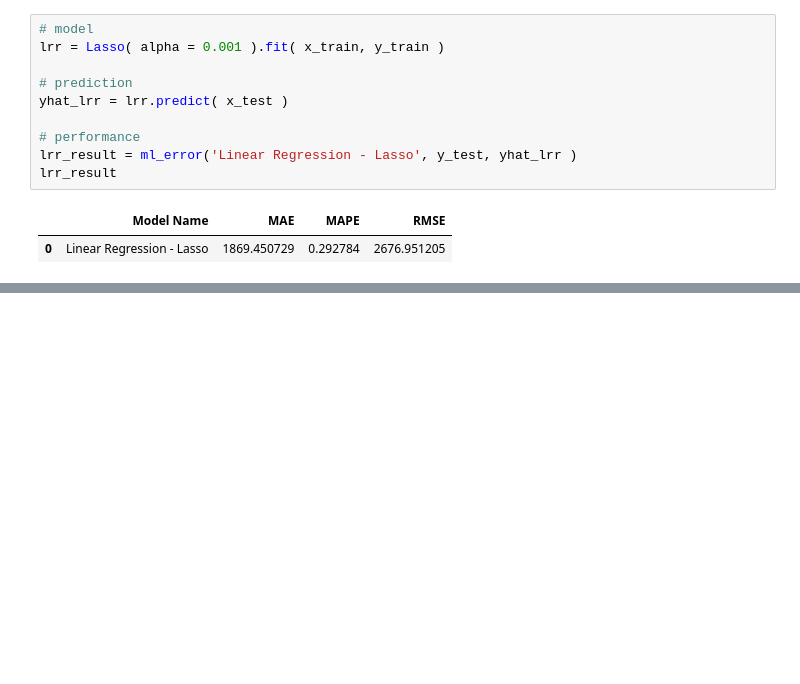
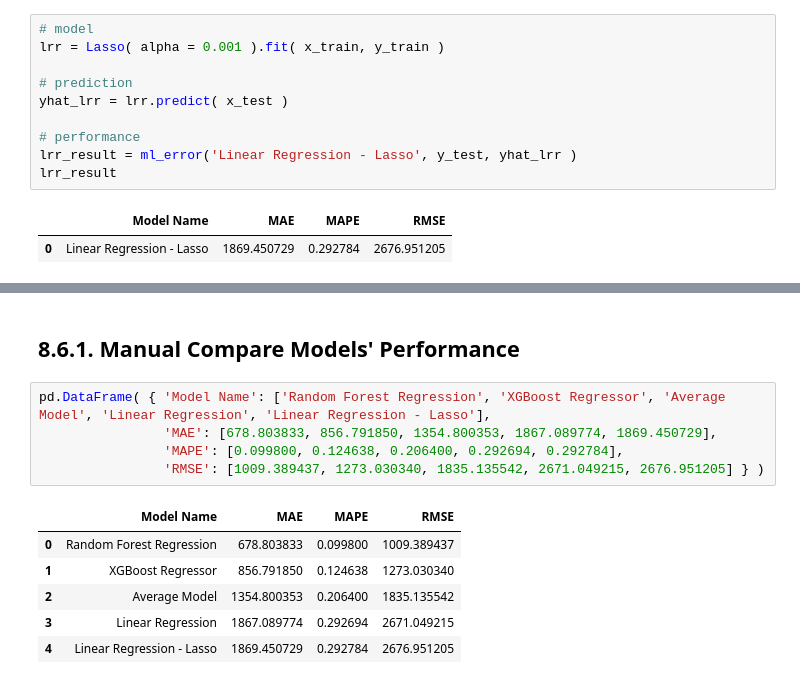
Before and after one commit to rvieira94/cds_03_ds_em_producao, a Jupyter notebook: ds_producao.ipynb, the cells around one changed output, grey strips where cells are left out. Cells and saved outputs as stored; diff of their text form; blank space fills up the shorter version.

```diff
--- a/ds_producao.ipynb
+++ b/ds_producao.ipynb
@@ -1056,0 +1102,14 @@ lrr_result
+# %% [markdown]
+## 8.6.1. Manual Compare Models' Performance
+# %%
+pd.DataFrame( { 'Model Name': ['Random Forest Regression', 'XGBoost Regressor', 'Average Model', 'Linear Regression', 'Linear Regression - Lasso'],
+                'MAE': [678.803833, 856.791850, 1354.800353, 1867.089774, 1869.450729],
+                'MAPE': [0.099800, 0.124638, 0.206400, 0.292694, 0.292784],
+                'RMSE': [1009.389437, 1273.030340, 1835.135542, 2671.049215, 2676.951205] } )
+# %% [output]
+|  | Model Name | MAE | MAPE | RMSE |
+| 0 | Random Forest Regression | 678.803833 | 0.099800 | 1009.389437 |
+| 1 | XGBoost Regressor | 856.791850 | 0.124638 | 1273.030340 |
+| 2 | Average Model | 1354.800353 | 0.206400 | 1835.135542 |
+| 3 | Linear Regression | 1867.089774 | 0.292694 | 2671.049215 |
+| 4 | Linear Regression - Lasso | 1869.450729 | 0.292784 | 2676.951205 |
```
Also changed, not shown: parts of 9 cells of this notebook.
